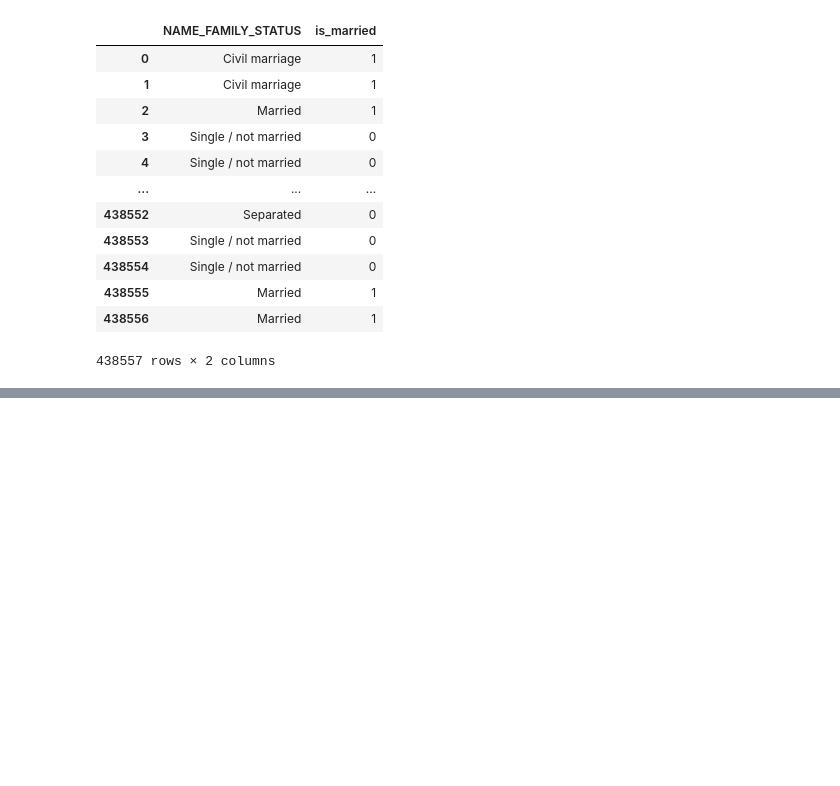
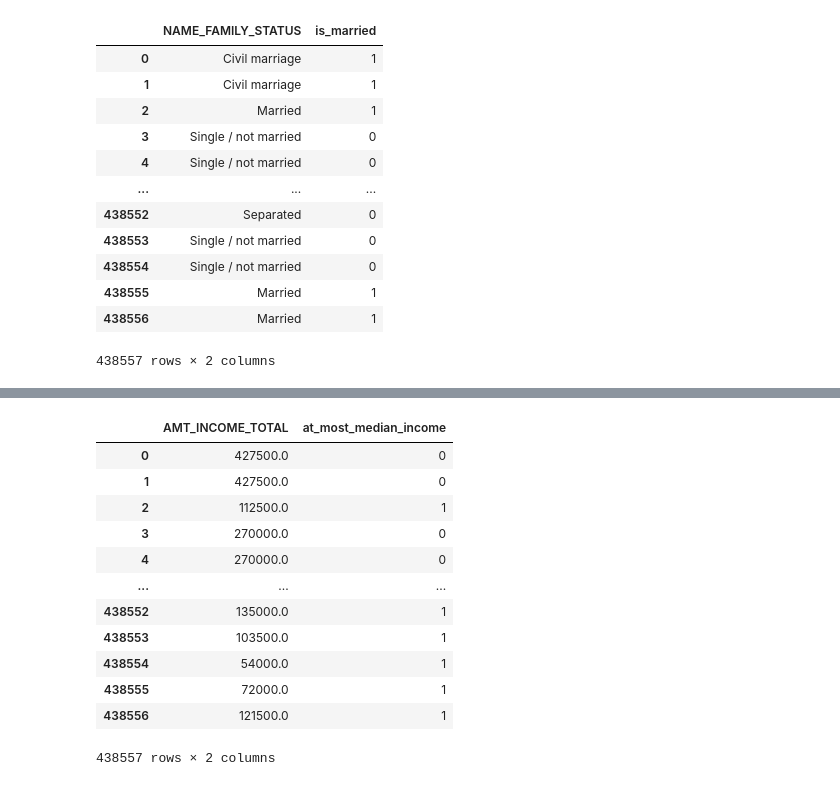
Before and after one commit to princeKike27/Credit-Card-Approval-Prediction, a Jupyter notebook: Credit_Car_Approval_Prediction.ipynb, the cells around one changed output, grey strips where cells are left out. Saved outputs shown, nothing was run; the diff lists cells and outputs as text; code cells hidden in the pictures; blank space fills up the shorter version.

```diff
--- a/Credit_Car_Approval_Prediction.ipynb
+++ b/Credit_Car_Approval_Prediction.ipynb
@@ -1359,0 +1500,21 @@ df_applications[['NAME_FAMILY_STATUS', 'is_married']]
+# %%
+# create new col at_most_median_income
+df_applications['at_most_median_income'] = df_applications['AMT_INCOME_TOTAL'].apply(
+    lambda x: 1 if x <= 160780.5 else 0)
+
+
+df_applications[['AMT_INCOME_TOTAL', 'at_most_median_income']]
+# %% [output]
+|  | AMT_INCOME_TOTAL | at_most_median_income |
+| 0 | 427500.0 | 0 |
+| 1 | 427500.0 | 0 |
+| 2 | 112500.0 | 1 |
+| 3 | 270000.0 | 0 |
+| 4 | 270000.0 | 0 |
+| ... | ... | ... |
+| 438552 | 135000.0 | 1 |
+| 438553 | 103500.0 | 1 |
+| 438554 | 54000.0 | 1 |
+| 438555 | 72000.0 | 1 |
+| 438556 | 121500.0 | 1 |
+438557 rows × 2 columns
```
Also changed, not shown: parts of 22 cells of this notebook.
